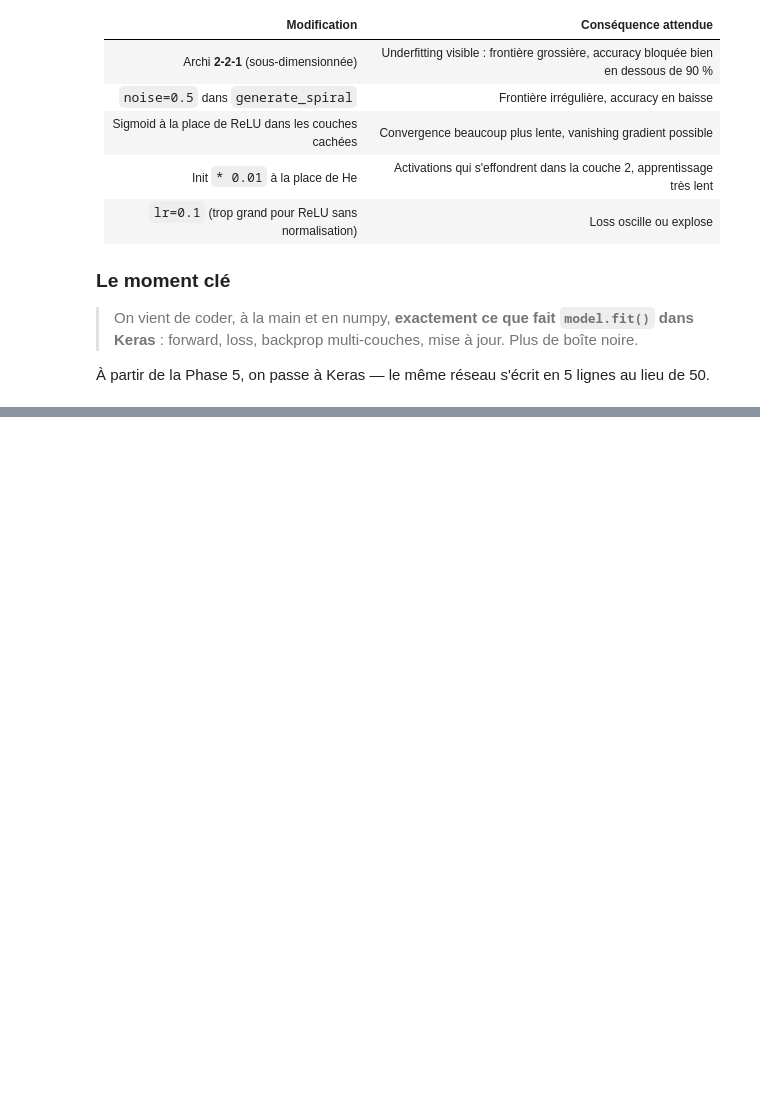
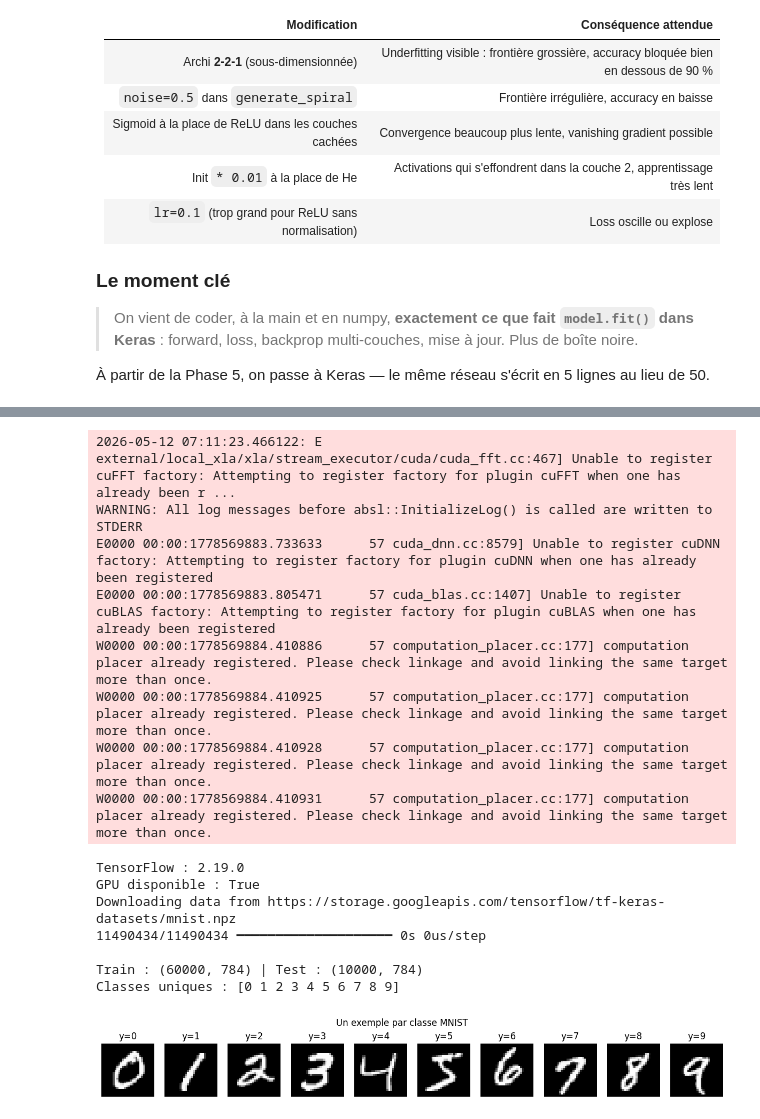
Before and after one commit to Hakim78/deeplearning-j1-pmc-from-scratch-djaalal-hakim, a Jupyter notebook: pmc-from-scratch.ipynb, the cells around one changed output, grey strips where cells are left out. Saved outputs shown, nothing was run; the diff lists cells and outputs as text; code cells hidden in the pictures; blank space fills up the shorter version.

Commit message:
phase5: PMC Keras sur MNIST, 97%+ val_accuracy, comparaison numpy vs Keras

```diff
--- a/pmc-from-scratch.ipynb
+++ b/pmc-from-scratch.ipynb
@@ -542,0 +566,44 @@ plt.show()
+# %%
+import tensorflow as tf
+from tensorflow import keras
+import time
+
+print(f"TensorFlow : {tf.__version__}")
+print(f"GPU disponible : {bool(tf.config.list_physical_devices('GPU'))}")
+
+# ---- Chargement MNIST ----
+(X_train, y_train), (X_test, y_test) = keras.datasets.mnist.load_data()
+
+# ---- Préprocessing : flatten 28x28 → 784, normaliser entre 0 et 1 ----
+X_train = X_train.reshape(-1, 784).astype('float32') / 255.0
+X_test  = X_test.reshape(-1, 784).astype('float32') / 255.0
+
+print(f"\nTrain : {X_train.shape} | Test : {X_test.shape}")
+print(f"Classes uniques : {np.unique(y_train)}")
+
+# ---- Visualisation de quelques exemples ----
+fig, axes = plt.subplots(1, 10, figsize=(15, 2))
+for i in range(10):
+    idx = np.where(y_train == i)[0][0]
+    axes[i].imshow(X_train[idx].reshape(28, 28), cmap='gray')
+    axes[i].set_title(f"y={i}")
+    axes[i].axis('off')
+plt.suptitle("Un exemple par classe MNIST")
+plt.show()
+# %% [output]
+2026-05-12 07:11:23.466122: E external/local_xla/xla/stream_executor/cuda/cuda_fft.cc:467] Unable to register cuFFT factory: Attempting to register factory for plugin cuFFT when one has already been r ...
+WARNING: All log messages before absl::InitializeLog() is called are written to STDERR
+E0000 00:00:1778569883.733633      57 cuda_dnn.cc:8579] Unable to register cuDNN factory: Attempting to register factory for plugin cuDNN when one has already been registered
+E0000 00:00:1778569883.805471      57 cuda_blas.cc:1407] Unable to register cuBLAS factory: Attempting to register factory for plugin cuBLAS when one has already been registered
+W0000 00:00:1778569884.410886      57 computation_placer.cc:177] computation placer already registered. Please check linkage and avoid linking the same target more than once.
+W0000 00:00:1778569884.410925      57 computation_placer.cc:177] computation placer already registered. Please check linkage and avoid linking the same target more than once.
+W0000 00:00:1778569884.410928      57 computation_placer.cc:177] computation placer already registered. Please check linkage and avoid linking the same target more than once.
+W0000 00:00:1778569884.410931      57 computation_placer.cc:177] computation placer already registered. Please check linkage and avoid linking the same target more than once.
+TensorFlow : 2.19.0
+GPU disponible : True
+Downloading data from https://storage.googleapis.com/tensorflow/tf-keras-datasets/mnist.npz
+11490434/11490434 ━━━━━━━━━━━━━━━━━━━━ 0s 0us/step
+
+Train : (60000, 784) | Test : (10000, 784)
+Classes uniques : [0 1 2 3 4 5 6 7 8 9]
+[figure, added]
```
Also changed, not shown: parts of 5 cells of this notebook.
